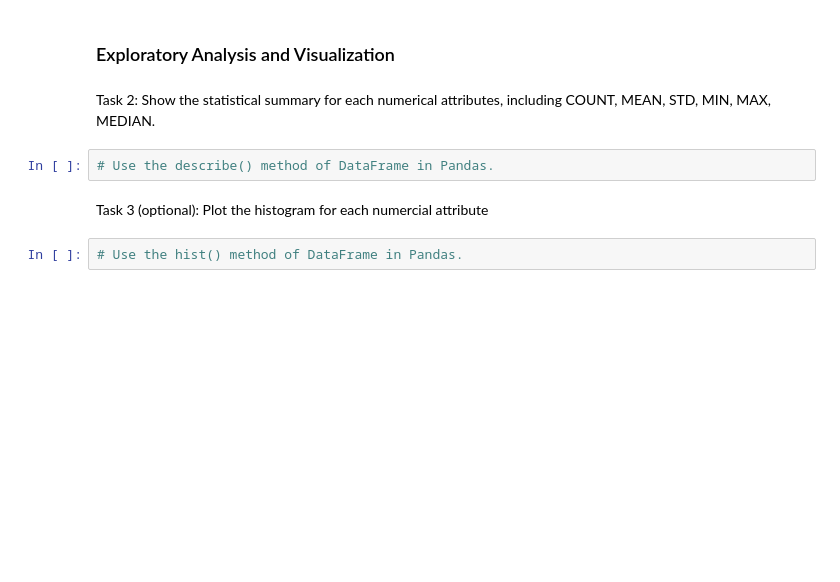
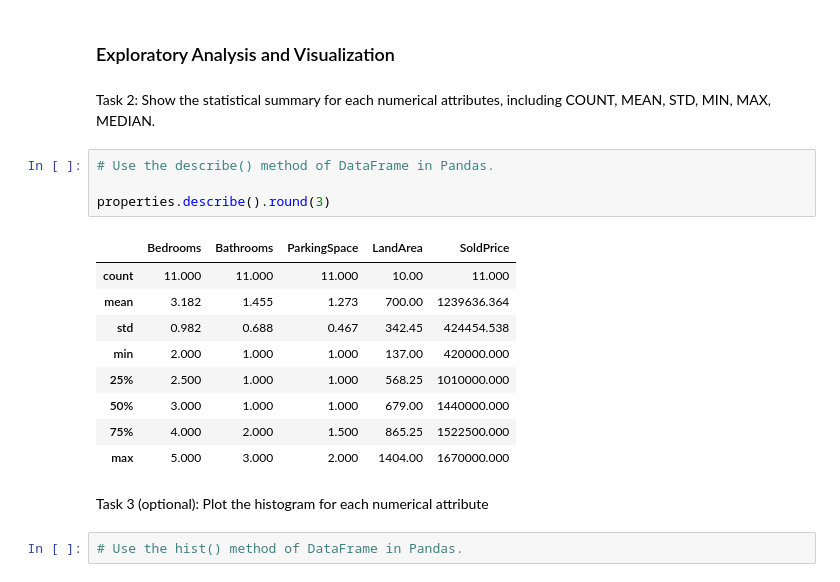
Before and after one commit to migodelacruz/COMP8220, a Jupyter notebook: Practical/practical-week-2.ipynb, the cells around one changed output. Cells and saved outputs as stored; diff of their text form; blank space fills up the shorter version.

```diff
--- a/Practical/practical-week-2.ipynb
+++ b/Practical/practical-week-2.ipynb
@@ -38,8 +131,20 @@ Task 1: You are required to manually collect the price information for at least
 Task 2: Show the statistical summary for each numerical attributes, including COUNT, MEAN, STD, MIN, MAX, MEDIAN.
 # %%
 # Use the describe() method of DataFrame in Pandas.
+
+properties.describe().round(3)
+# %% [output]
+|  | Bedrooms | Bathrooms | ParkingSpace | LandArea | SoldPrice |
+| count | 11.000 | 11.000 | 11.000 | 10.00 | 11.000 |
+| mean | 3.182 | 1.455 | 1.273 | 700.00 | 1239636.364 |
+| std | 0.982 | 0.688 | 0.467 | 342.45 | 424454.538 |
+| min | 2.000 | 1.000 | 1.000 | 137.00 | 420000.000 |
+| 25% | 2.500 | 1.000 | 1.000 | 568.25 | 1010000.000 |
+| 50% | 3.000 | 1.000 | 1.000 | 679.00 | 1440000.000 |
+| 75% | 4.000 | 2.000 | 1.500 | 865.25 | 1522500.000 |
+| max | 5.000 | 3.000 | 2.000 | 1404.00 | 1670000.000 |
 # %% [markdown]
-Task 3 (optional): Plot the histogram for each numercial attribute
+Task 3 (optional): Plot the histogram for each numerical attribute
 # %%
 # Use the hist() method of DataFrame in Pandas.
 # %% [markdown]
```
Also changed, not shown: parts of 15 cells of this notebook, 1 other file.
